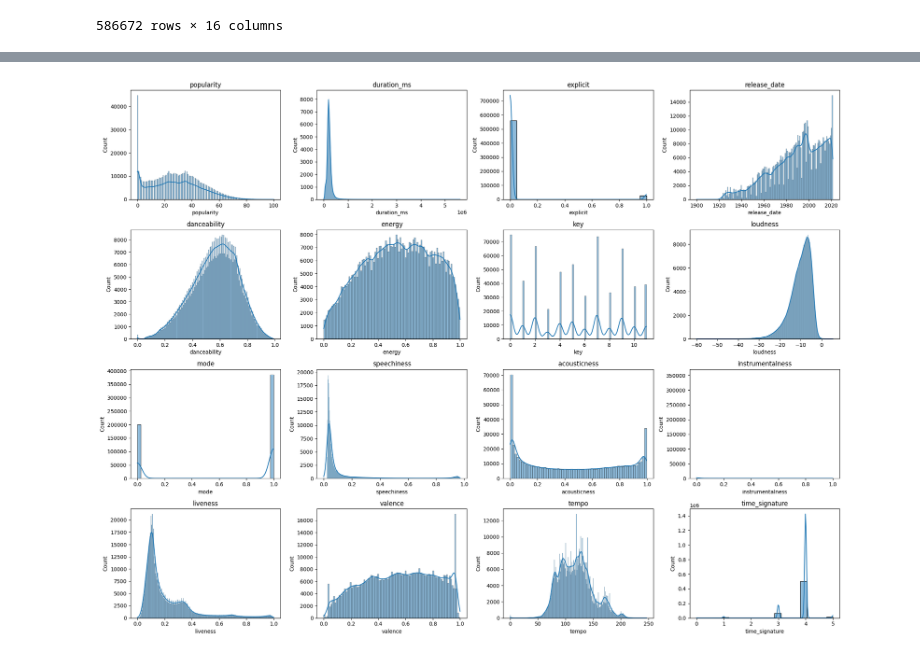
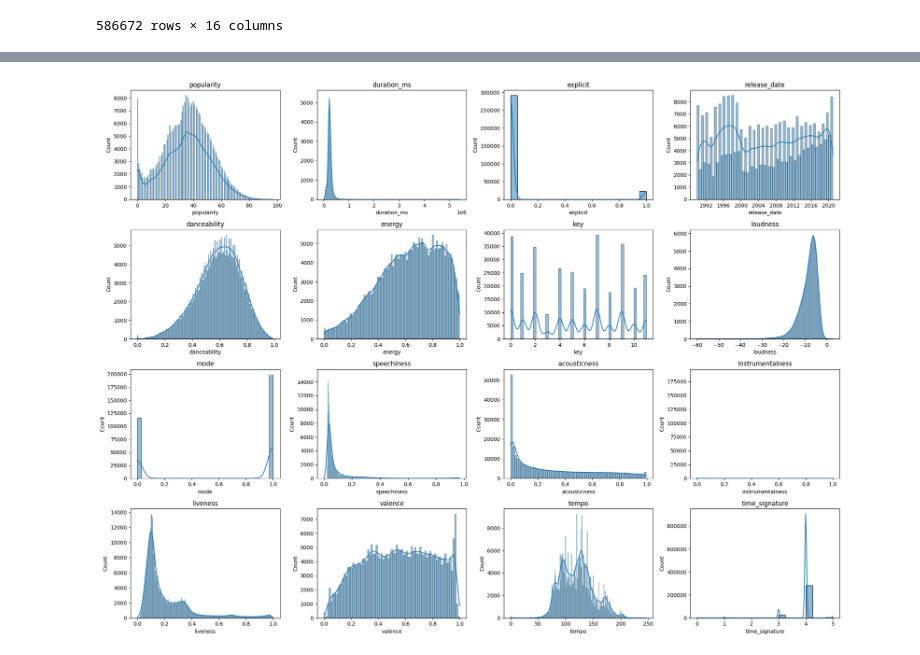
Before and after one commit to ruhanir-dot/song-popularity-prediction, a Jupyter notebook: EDA-Scripts/eda-artists-csv.ipynb, the cells around one changed output, grey strips where cells are left out. Drawn from its saved outputs; the diff is of its cells as text; code cells hidden in the pictures.

Commit message:
Updated EDA With Plots and Features to Use

```diff
--- a/EDA-Scripts/eda-artists-csv.ipynb
+++ b/EDA-Scripts/eda-artists-csv.ipynb
@@ -132,3 +152,7 @@ valence             0
 tempo               0
 time_signature      0
 dtype: int64
+# %%
+filtered_df = df_numeric[df_numeric['release_date'].between('1990-01-01', '2020-12-31')]
+# %%
+filtered_df = filtered_df.sort_values(by = 'release_date')
@@ -151,16 +216,16 @@ plt.show()
 # %%
 # Source - https://stackoverflow.com/a/50774730
 # Posted by ImportanceOfBeingErnest, modified by community. See post 'Timeline' for change history
 # Retrieved 2026-02-15, License - CC BY-SA 4.0
 plt.figure(figsize=(20,15))
-for i, col in enumerate(df_numeric.columns, 1):
+for i, col in enumerate(filtered_df.columns, 1):
     plt.subplot(4,4,i)
-    sns.histplot(df_numeric[col], kde=True)
+    sns.histplot(filtered_df[col], kde=True)
     plt.title(col)
 
 plt.tight_layout()
 plt.show()
 # %% [output]
-[figure, old version]
+[figure, new version]
 # %%
 plt.figure(figsize=(20, 15))
```
Also changed, not shown: parts of 21 cells of this notebook.
